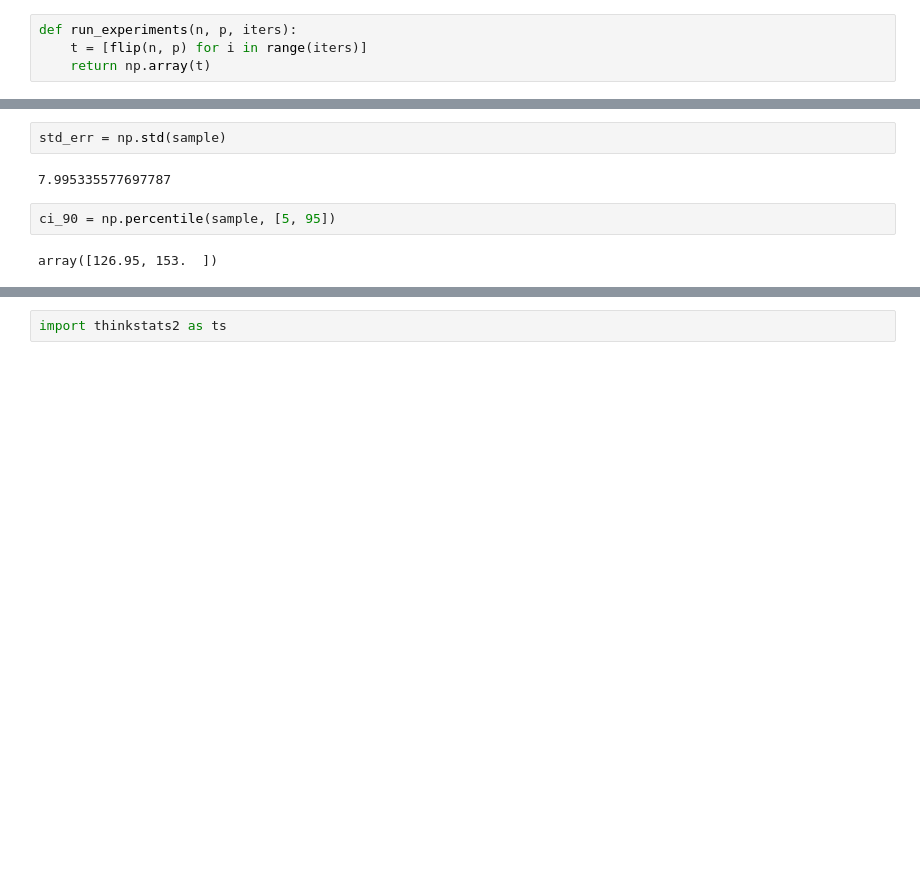
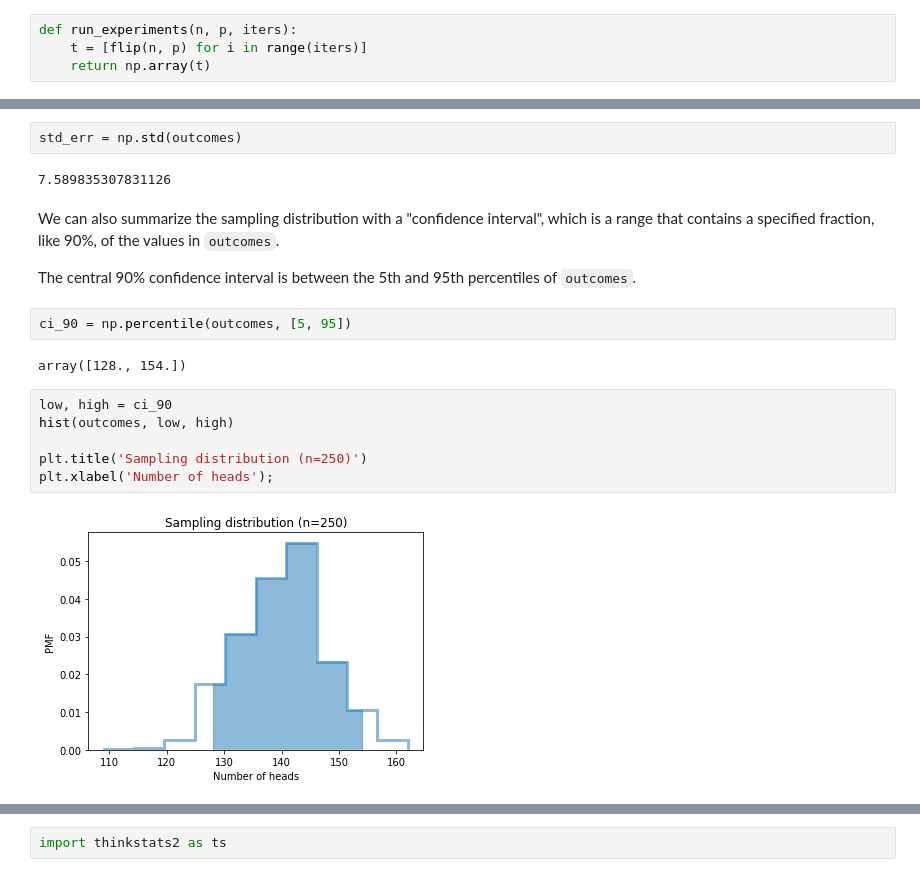
Before and after one commit to AllenDowney/CompStats, a Jupyter notebook: resampling.ipynb, the cells around one changed output, grey strips where cells are left out. Drawn from its saved outputs; the diff is of its cells as text; blank space fills up the shorter version.

```diff
--- a/resampling.ipynb
+++ b/resampling.ipynb
@@ -53,8 +135,20 @@ np.mean(sample)
 # %%
-std_err = np.std(sample)
+std_err = np.std(outcomes)
 # %% [output]
-7.995335577697787
+7.589835307831126
+# %% [markdown]
+We can also summarize the sampling distribution with a "confidence interval", which is a range that contains a specified fraction, like 90%, of the values in `outcomes`.
+
+The central 90% confidence interval is between the 5th and 95th percentiles of `outcomes`.
 # %%
-ci_90 = np.percentile(sample, [5, 95])
+ci_90 = np.percentile(outcomes, [5, 95])
 # %% [output]
-array([126.95, 153.  ])
+array([128., 154.])
+# %%
+low, high = ci_90
+hist(outcomes, low, high)
+
+plt.title('Sampling distribution (n=250)')
+plt.xlabel('Number of heads');
+# %% [output]
+[figure, added]
```
Also changed, not shown: parts of 41 cells of this notebook, 1 other file.
